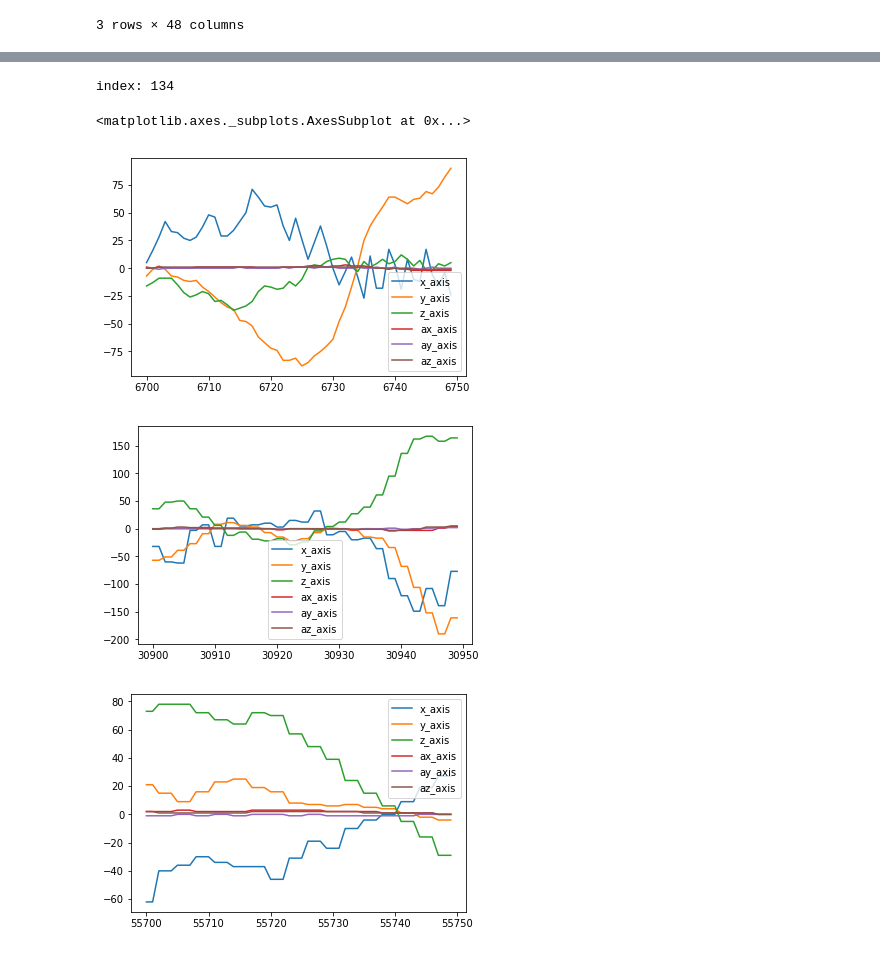
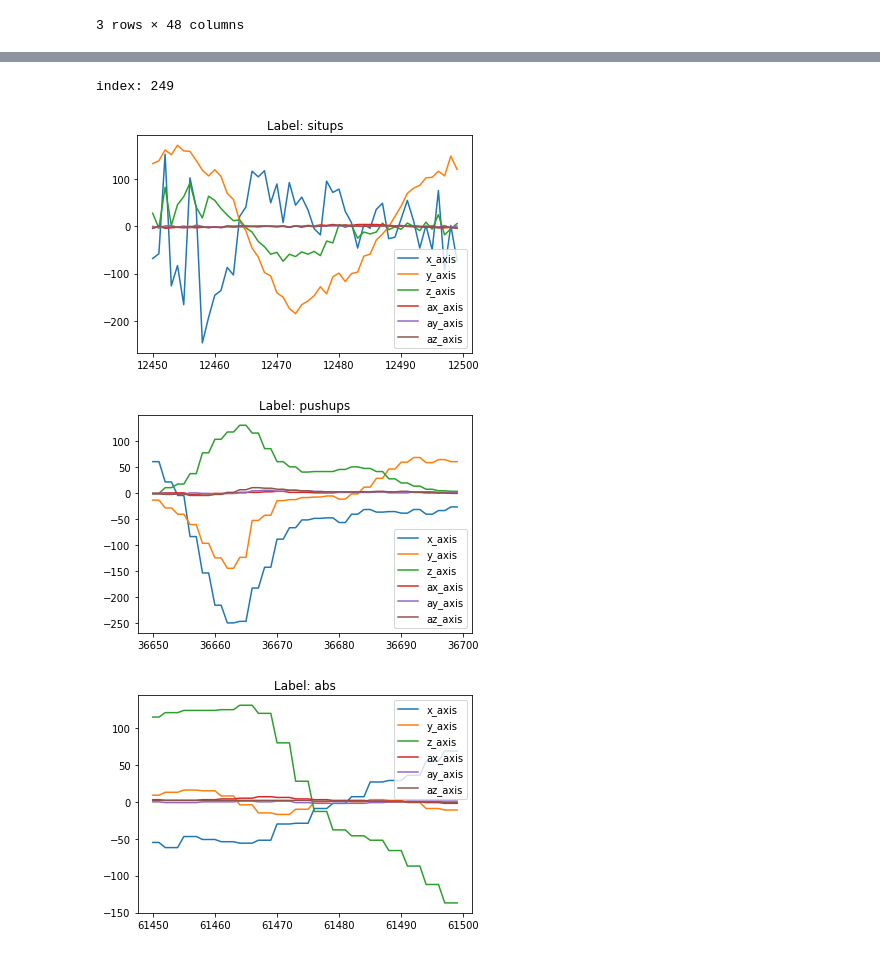
Before and after one commit to shnax0210/moving-classification, a Jupyter notebook: data-analyzing.ipynb, the cells around one changed output, grey strips where cells are left out. Saved outputs shown, nothing was run; the diff lists cells and outputs as text; code cells hidden in the pictures.

```diff
--- a/data-analyzing.ipynb
+++ b/data-analyzing.ipynb
@@ -3,5 +1,20 @@ import pandas as pd
+# %%
+%matplotlib inline
+
+import pandas as pd
+import matplotlib.pyplot as plt
+import numpy as np
+
+plt.rcParams['figure.figsize'] = (15, 5)
 # %%
 numberOfMeasurementsPerSample = 50
 csv_file_path = '/Users/aleksey/Main/MachineLearning/moving-classification/gyroscope_data.csv'
 
-data = pd.read_csv(csv_file_path)
+def alineData(data):
+    def alineDateWithLabel(label, data):
+        lable_data = data[data['activity_type'] == label]
+        return lable_data[0:lable_data.shape[0] - lable_data.shape[0] % numberOfMeasurementsPerSample]
+
+    return pd.concat([alineDateWithLabel(label, data) for label in data['activity_type'].unique()])
+
+data = alineData(pd.read_csv(csv_file_path))
@@ -64,20 +51,18 @@ data.groupby('activity_type').describe()
 # %%
 %matplotlib inline
 import random
 
 randomIndexToPrint = int(random.random() * (data[data['activity_type'] == 'abs'].shape[0] // numberOfMeasurementsPerSample))
 
 print('index:', randomIndexToPrint)
 
 startIndexToPrint = randomIndexToPrint * numberOfMeasurementsPerSample
 endIndexToPrint = (randomIndexToPrint + 1) * numberOfMeasurementsPerSample
 
-data[data['activity_type'] == 'situps'][startIndexToPrint:endIndexToPrint].plot()
-data[data['activity_type'] == 'pushups'][startIndexToPrint:endIndexToPrint].plot()
-data[data['activity_type'] == 'abs'][startIndexToPrint:endIndexToPrint].plot()
+for label in data['activity_type'].unique():
+    data[data['activity_type'] == label][startIndexToPrint:endIndexToPrint].plot(title='Label: ' + label)
 # %% [output]
-index: 134
+index: 249
-<matplotlib.axes._subplots.AxesSubplot at 0x...>
-[figure, old version]
+[figure, new version]
-[figure, old version]
+[figure, new version]
-[figure, old version]
+[figure, new version]
```
Also changed, not shown: parts of 7 cells of this notebook, 1 other file.
